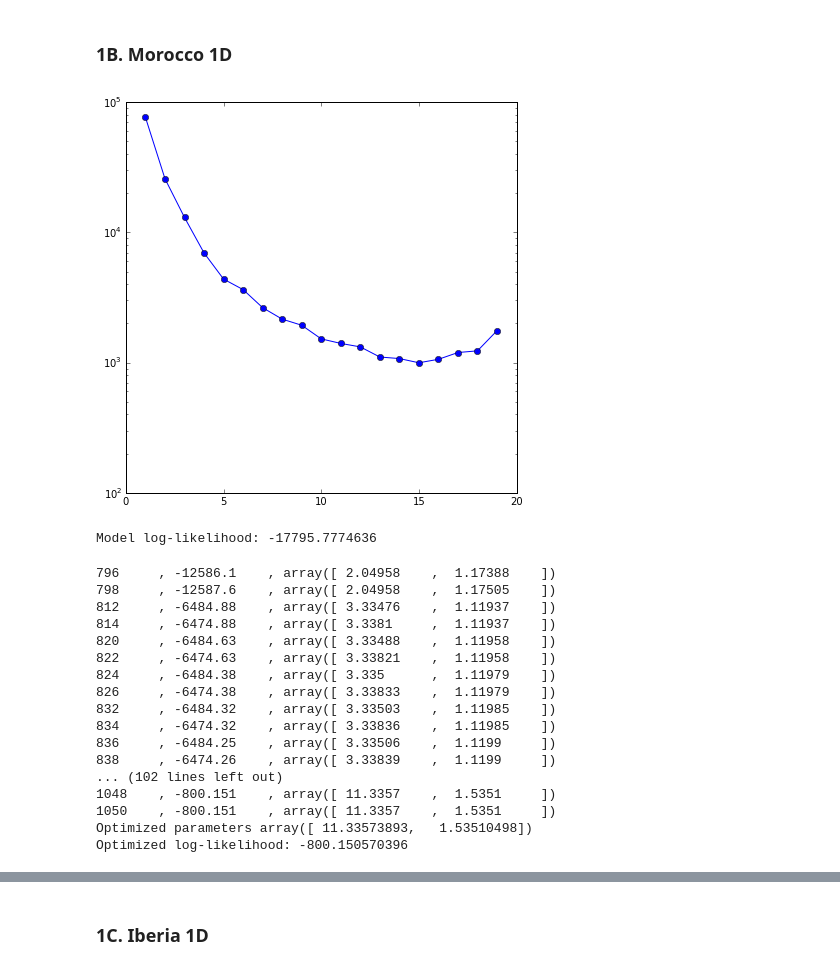
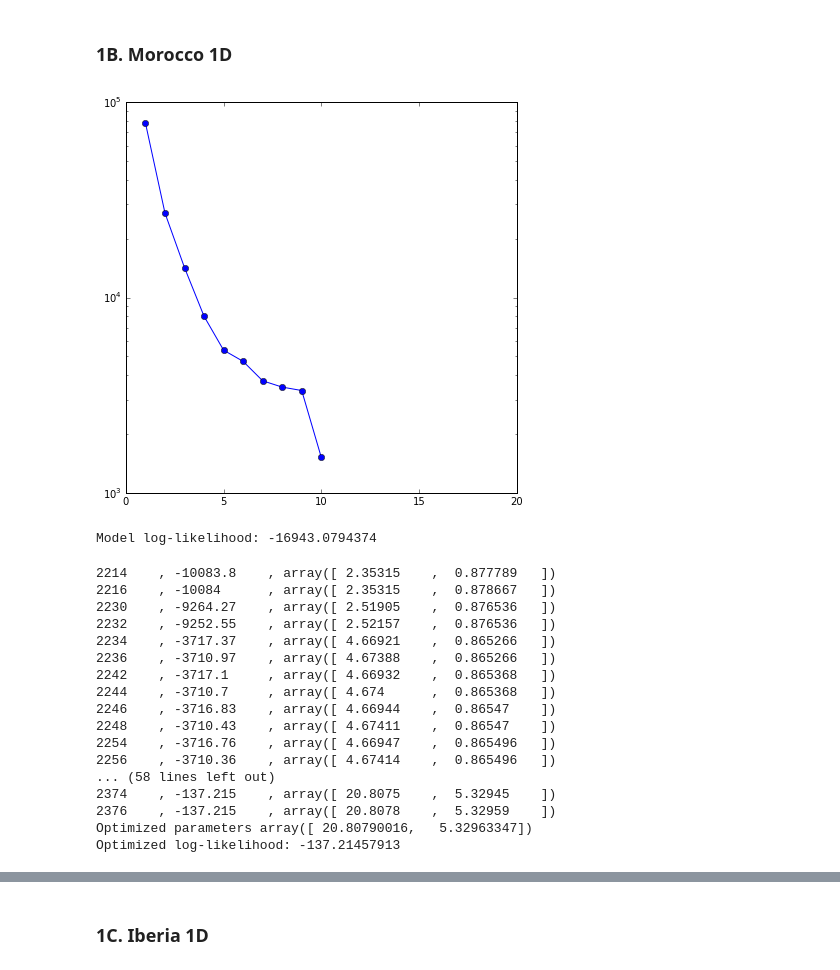
Before and after one commit to arundurvasula/AtCanary, a Jupyter notebook: scripts/1D Fitting.ipynb, the cells around one changed output, grey strips where cells are left out. Cells and saved outputs as stored; diff of their text form; code cells hidden in the pictures.

```diff
--- a/scripts/1D Fitting.ipynb
+++ b/scripts/1D Fitting.ipynb
@@ -84,9 +198,10 @@ pylab.show()
 # %%
 cadata = dadi.Spectrum.from_file('../data/matrix_dadi_canarianSubset.transp.genodadiSpectrum.txt')
 data = cadata.marginalize([0,2])
+data = data.fold()
 dadi.Plotting.plot_1d_fs(data, fig_num=1)
 # %% [output]
-[figure, old version]
+[figure, new version]
 # %%
 ns = data.sample_sizes
 pts_l = [40, 50, 60]
@@ -102,7 +217,7 @@ ll_m_model = dadi.Inference.ll_multinom(m_model, data)
 print 'Model log-likelihood:', ll_m_model
 theta = dadi.Inference.optimal_sfs_scaling(m_model, data)
 # %% [output]
-Model log-likelihood: -17795.7774636
+Model log-likelihood: -16943.0794374
 # %%
 p0 = dadi.Misc.perturb_params(params, fold=1, upper_bound=upper_bound)
 popt = dadi.Inference.optimize_log(p0, data, func_ex, pts_l,
@@ -115,23 +230,23 @@ m_model = func_ex(popt, ns, pts_l)
 ll_opt = dadi.Inference.ll_multinom(m_model, data)
 print 'Optimized log-likelihood:', ll_opt
 # %% [output]
-796     , -12586.1    , array([ 2.04958    ,  1.17388    ])
-798     , -12587.6    , array([ 2.04958    ,  1.17505    ])
-812     , -6484.88    , array([ 3.33476    ,  1.11937    ])
-814     , -6474.88    , array([ 3.3381     ,  1.11937    ])
-820     , -6484.63    , array([ 3.33488    ,  1.11958    ])
-822     , -6474.63    , array([ 3.33821    ,  1.11958    ])
-824     , -6484.38    , array([ 3.335      ,  1.11979    ])
-826     , -6474.38    , array([ 3.33833    ,  1.11979    ])
-832     , -6484.32    , array([ 3.33503    ,  1.11985    ])
-834     , -6474.32    , array([ 3.33836    ,  1.11985    ])
-836     , -6484.25    , array([ 3.33506    ,  1.1199     ])
-838     , -6474.26    , array([ 3.33839    ,  1.1199     ])
-... (102 lines left out)
-1048    , -800.151    , array([ 11.3357    ,  1.5351     ])
-1050    , -800.151    , array([ 11.3357    ,  1.5351     ])
-Optimized parameters array([ 11.33573893,   1.53510498])
-Optimized log-likelihood: -800.150570396
+2214    , -10083.8    , array([ 2.35315    ,  0.877789   ])
+2216    , -10084      , array([ 2.35315    ,  0.878667   ])
+2230    , -9264.27    , array([ 2.51905    ,  0.876536   ])
+2232    , -9252.55    , array([ 2.52157    ,  0.876536   ])
+2234    , -3717.37    , array([ 4.66921    ,  0.865266   ])
+2236    , -3710.97    , array([ 4.67388    ,  0.865266   ])
+2242    , -3717.1     , array([ 4.66932    ,  0.865368   ])
+2244    , -3710.7     , array([ 4.674      ,  0.865368   ])
+2246    , -3716.83    , array([ 4.66944    ,  0.86547    ])
+2248    , -3710.43    , array([ 4.67411    ,  0.86547    ])
+2254    , -3716.76    , array([ 4.66947    ,  0.865496   ])
+2256    , -3710.36    , array([ 4.67414    ,  0.865496   ])
+... (58 lines left out)
+2374    , -137.215    , array([ 20.8075    ,  5.32945    ])
+2376    , -137.215    , array([ 20.8078    ,  5.32959    ])
+Optimized parameters array([ 20.80790016,   5.32963347])
+Optimized log-likelihood: -137.21457913
 # %%
 pylab.figure(figsize=(9, 9), dpi=300)
 dadi.Plotting.plot_1d_comp_multinom(m_model, data)
```
Also changed, not shown: parts of 15 cells of this notebook, 3 other files.
